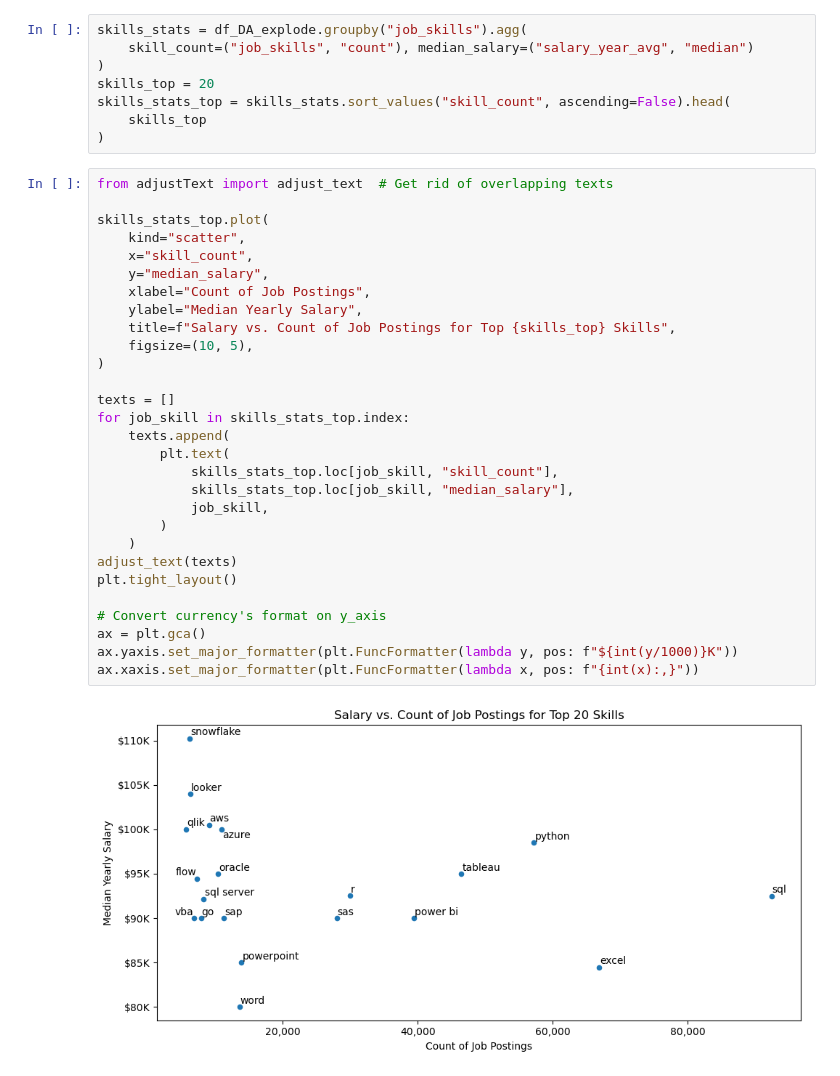
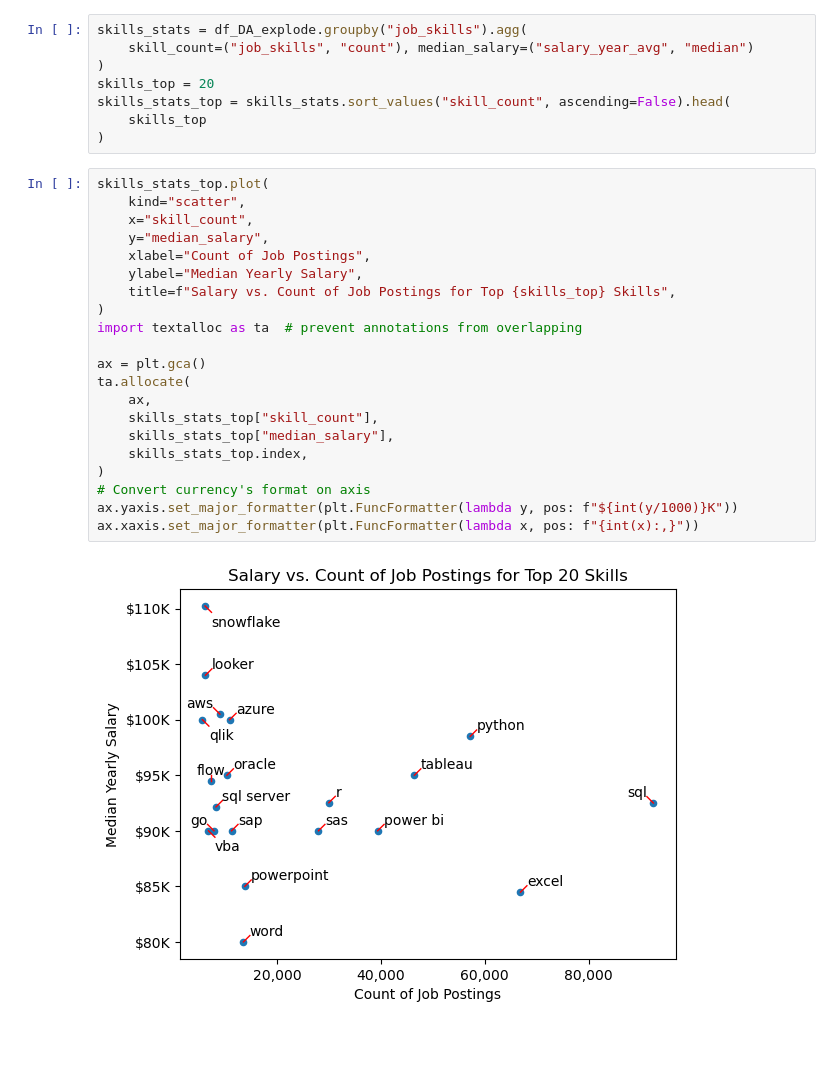
Before and after one commit to maitrp/PYTHON_PROJECT_1, a Jupyter notebook: 2_Advanced/11.Pandas_Advanced_Customization.ipynb, the cells around one changed output. Drawn from its saved outputs; the diff is of its cells as text; blank space fills up the shorter version.

```diff
--- a/2_Advanced/11.Pandas_Advanced_Customization.ipynb
+++ b/2_Advanced/11.Pandas_Advanced_Customization.ipynb
@@ -94,33 +94,25 @@ skills_stats_top = skills_stats.sort_values("skill_count", ascending=False).head
     skills_top
 )
 # %%
-from adjustText import adjust_text  # Get rid of overlapping texts
-
 skills_stats_top.plot(
     kind="scatter",
     x="skill_count",
     y="median_salary",
     xlabel="Count of Job Postings",
     ylabel="Median Yearly Salary",
     title=f"Salary vs. Count of Job Postings for Top {skills_top} Skills",
-    figsize=(10, 5),
 )
+import textalloc as ta  # prevent annotations from overlapping
 
-texts = []
-for job_skill in skills_stats_top.index:
-    texts.append(
-        plt.text(
-            skills_stats_top.loc[job_skill, "skill_count"],
-            skills_stats_top.loc[job_skill, "median_salary"],
-            job_skill,
-        )
-    )
-adjust_text(texts)
-plt.tight_layout()
-
-# Convert currency's format on y_axis
 ax = plt.gca()
+ta.allocate(
+    ax,
+    skills_stats_top["skill_count"],
+    skills_stats_top["median_salary"],
+    skills_stats_top.index,
+)
+# Convert currency's format on axis
 ax.yaxis.set_major_formatter(plt.FuncFormatter(lambda y, pos: f"${int(y/1000)}K"))
 ax.xaxis.set_major_formatter(plt.FuncFormatter(lambda x, pos: f"{int(x):,}"))
 # %% [output]
-[figure, old version]
+[figure, new version]
```
Also changed, not shown: 11 other files.
